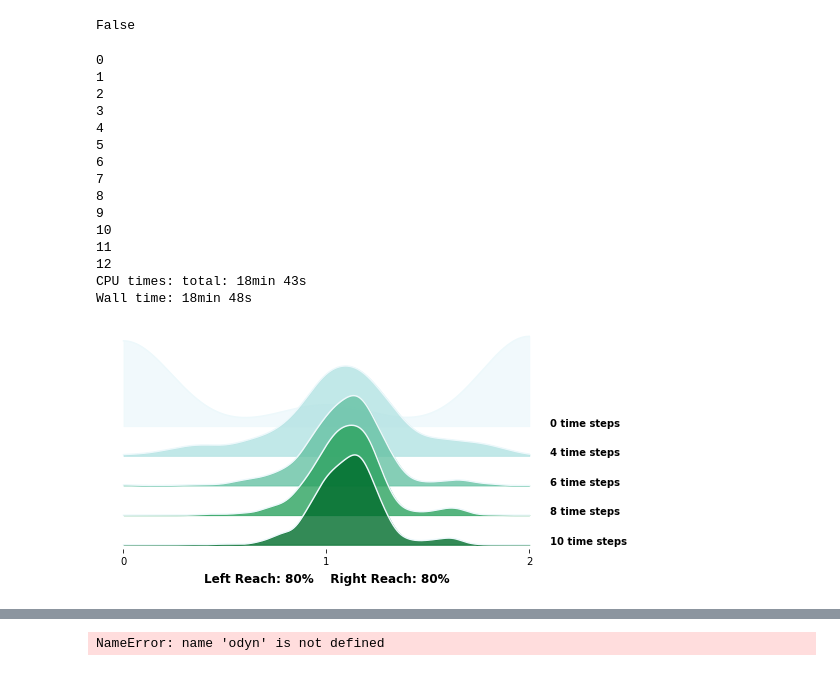
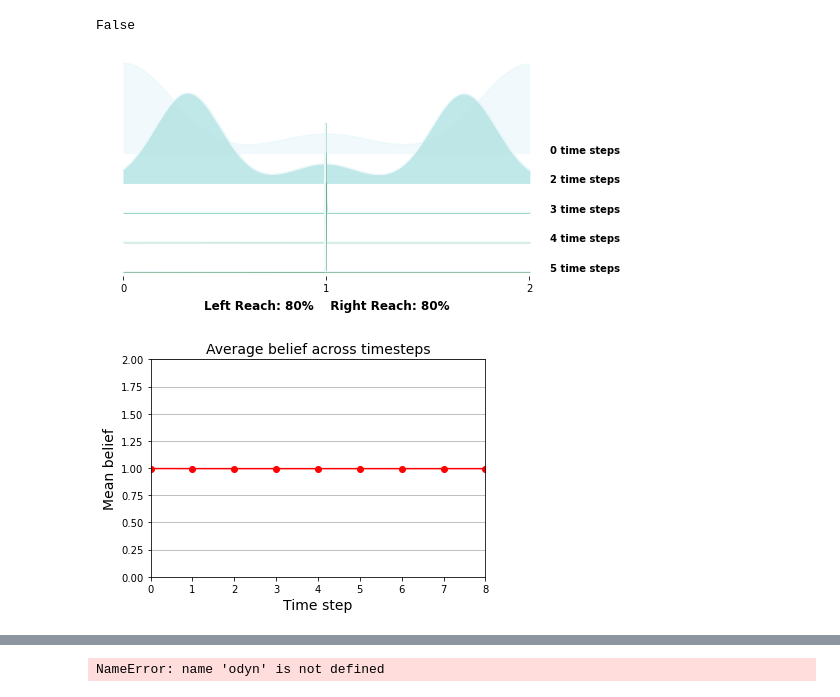
Before and after one commit to MicahRP/ODyN, a Jupyter notebook: notebooks/Broome_NY_test.ipynb, the cells around one changed output, grey strips where cells are left out. Cells and saved outputs as stored; diff of their text form; code cells hidden in the pictures.

```diff
--- a/notebooks/Broome_NY_test.ipynb
+++ b/notebooks/Broome_NY_test.ipynb
@@ -205,28 +205,17 @@ truth_array[0][14]
 # %% [output]
 False
 # %%
-%%time
-model = odyn.OpinionNetworkModel(probabilities = [.45,.1,.45])
+model = odyn.OpinionNetworkModel(probabilities = [.45,.1,.45], importance_of_distance = 0.1, track_network_stats = False)
 model.populate_model(num_agents = 1000)
-sim = odyn.NetworkSimulation()
-sim.run_simulation(model = model,
-           store_results = True
-          )
-sim.plot_simulation_results()
-# %% [output]
-0
-1
-2
-3
-4
-5
-6
-7
-8
-9
-10
-11
-12
-CPU times: total: 18min 43s
-Wall time: 18min 48s
-[figure, removed]
+# %%
+sim = odyn.NetworkSimulation()
+sim.run_simulation(model = model,
+           store_results = True,
+           stopping_thresh = 0.0001)
+sim.plot_simulation_results()
+# %% [output]
+[figure, added]
+# %%
+odyn.plot_mean_beliefs(sim.results)
+# %% [output]
+[figure, added]
```
Also changed, not shown: parts of 1 cell of this notebook, 2 other files.
